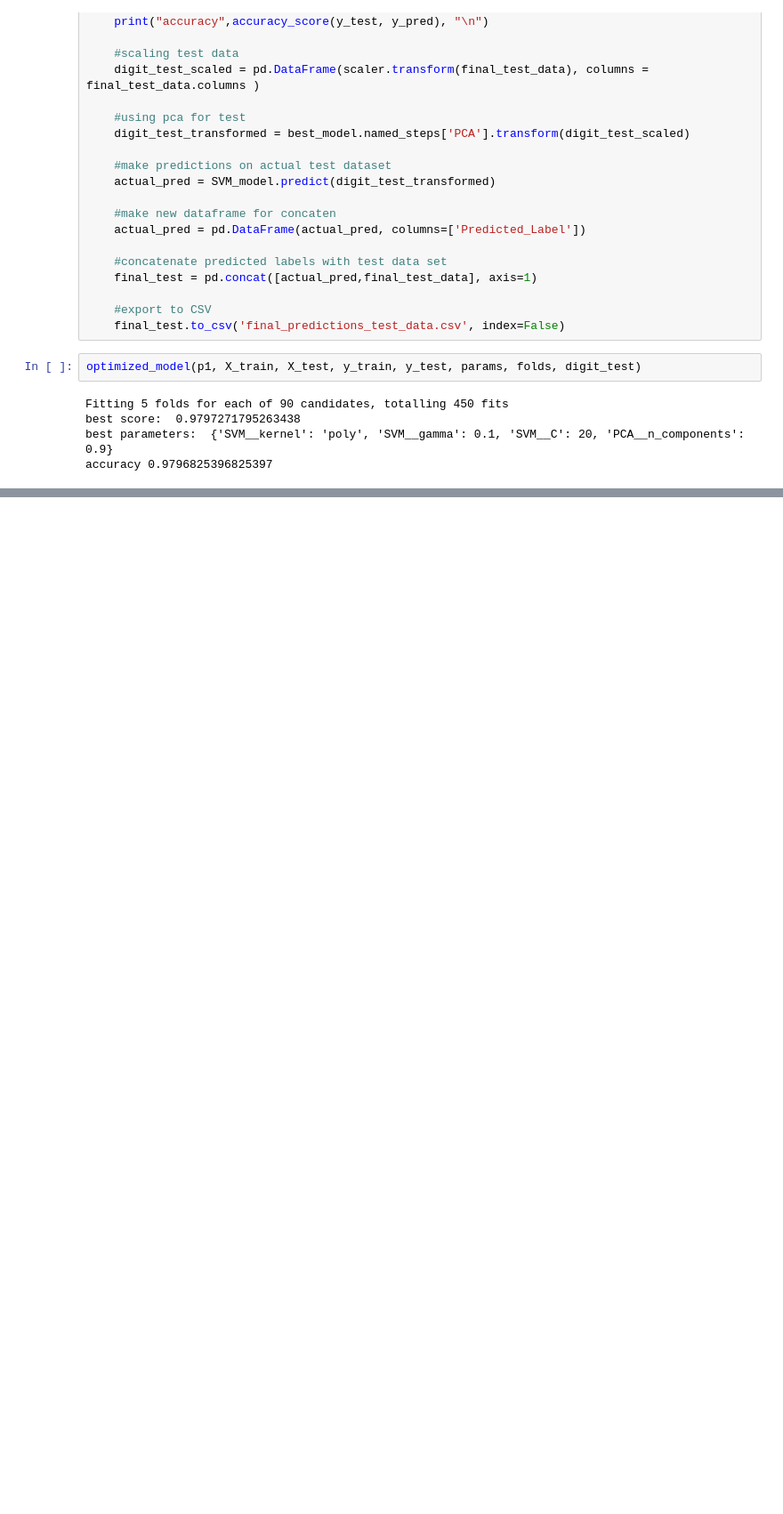
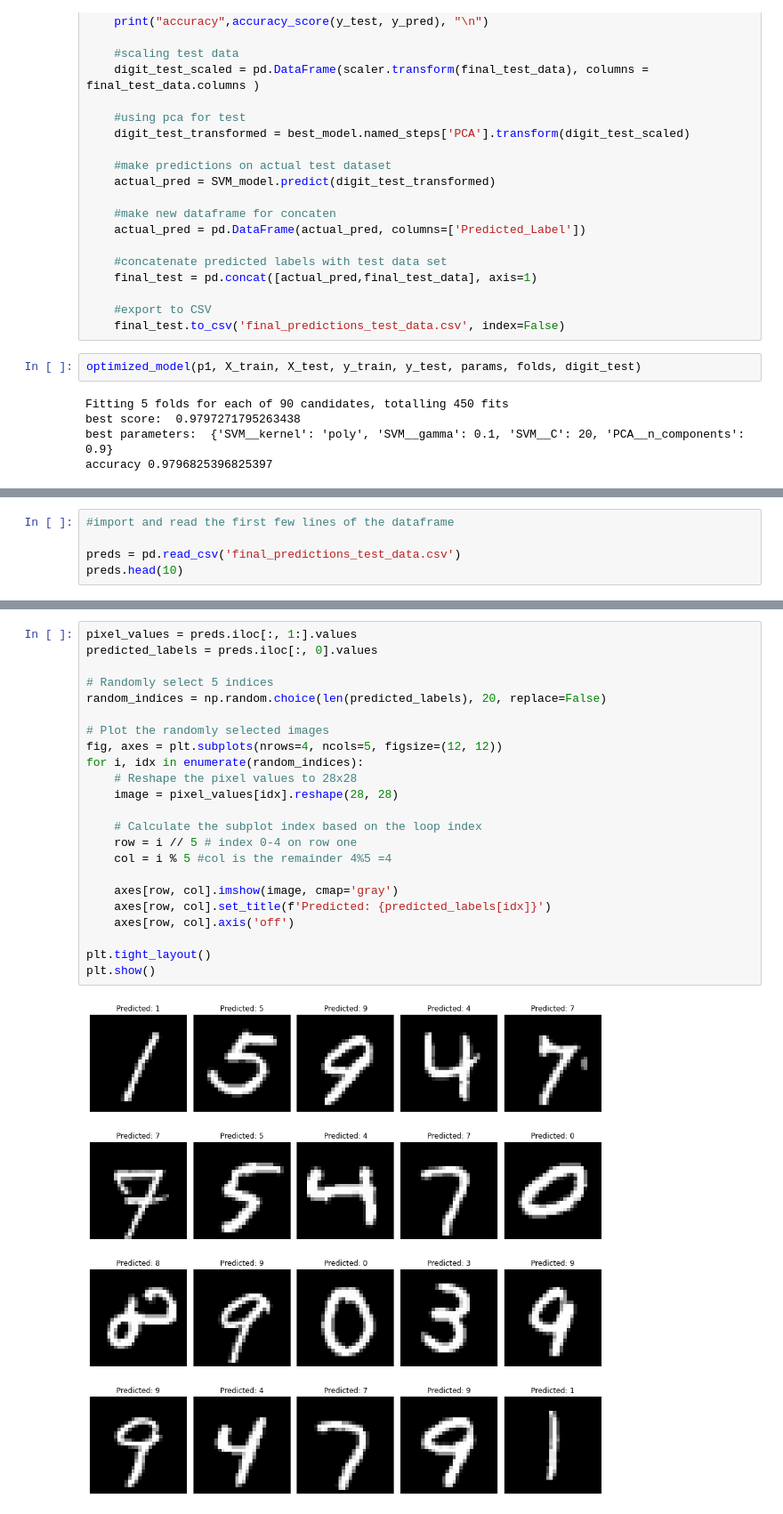
Before and after one commit to mickyals/digit_recogniser, a Jupyter notebook: Digit_Recognition_SVM.ipynb, the cells around one changed output, grey strips where cells are left out. Shown: that part at 89% size. Cells and saved outputs as stored; diff of their text form; blank space fills up the shorter version.

Commit message:
updated with predictions

```diff
--- a/Digit_Recognition_SVM.ipynb
+++ b/Digit_Recognition_SVM.ipynb
@@ -329,0 +330,5 @@ After running, we see that a 0.9 variance retention in PCA along with a C of 20,
+# %%
+#import and read the first few lines of the dataframe
+
+preds = pd.read_csv('final_predictions_test_data.csv')
+preds.head(10)
@@ -329,0 +348,25 @@ After running, we see that a 0.9 variance retention in PCA along with a C of 20,
+# %%
+pixel_values = preds.iloc[:, 1:].values
+predicted_labels = preds.iloc[:, 0].values
+
+# Randomly select 5 indices
+random_indices = np.random.choice(len(predicted_labels), 20, replace=False)
+
+# Plot the randomly selected images
+fig, axes = plt.subplots(nrows=4, ncols=5, figsize=(12, 12))
+for i, idx in enumerate(random_indices):
+    # Reshape the pixel values to 28x28
+    image = pixel_values[idx].reshape(28, 28)
+
+    # Calculate the subplot index based on the loop index
+    row = i // 5 # index 0-4 on row one
+    col = i % 5 #col is the remainder 4%5 =4
+
+    axes[row, col].imshow(image, cmap='gray')
+    axes[row, col].set_title(f'Predicted: {predicted_labels[idx]}')
+    axes[row, col].axis('off')
+
+plt.tight_layout()
+plt.show()
+# %% [output]
+[figure, added]
```
Also changed, not shown: parts of 5 cells of this notebook.
